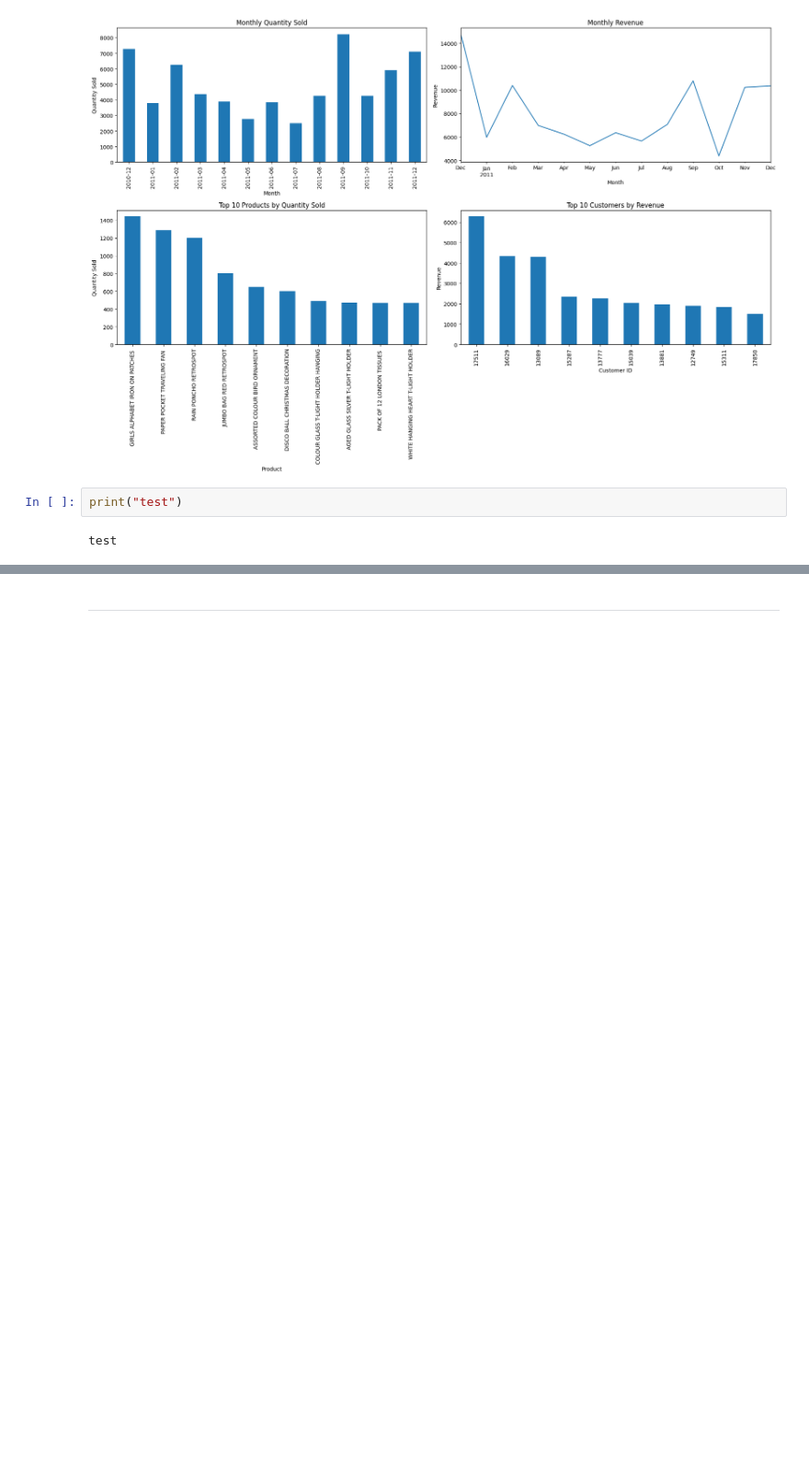
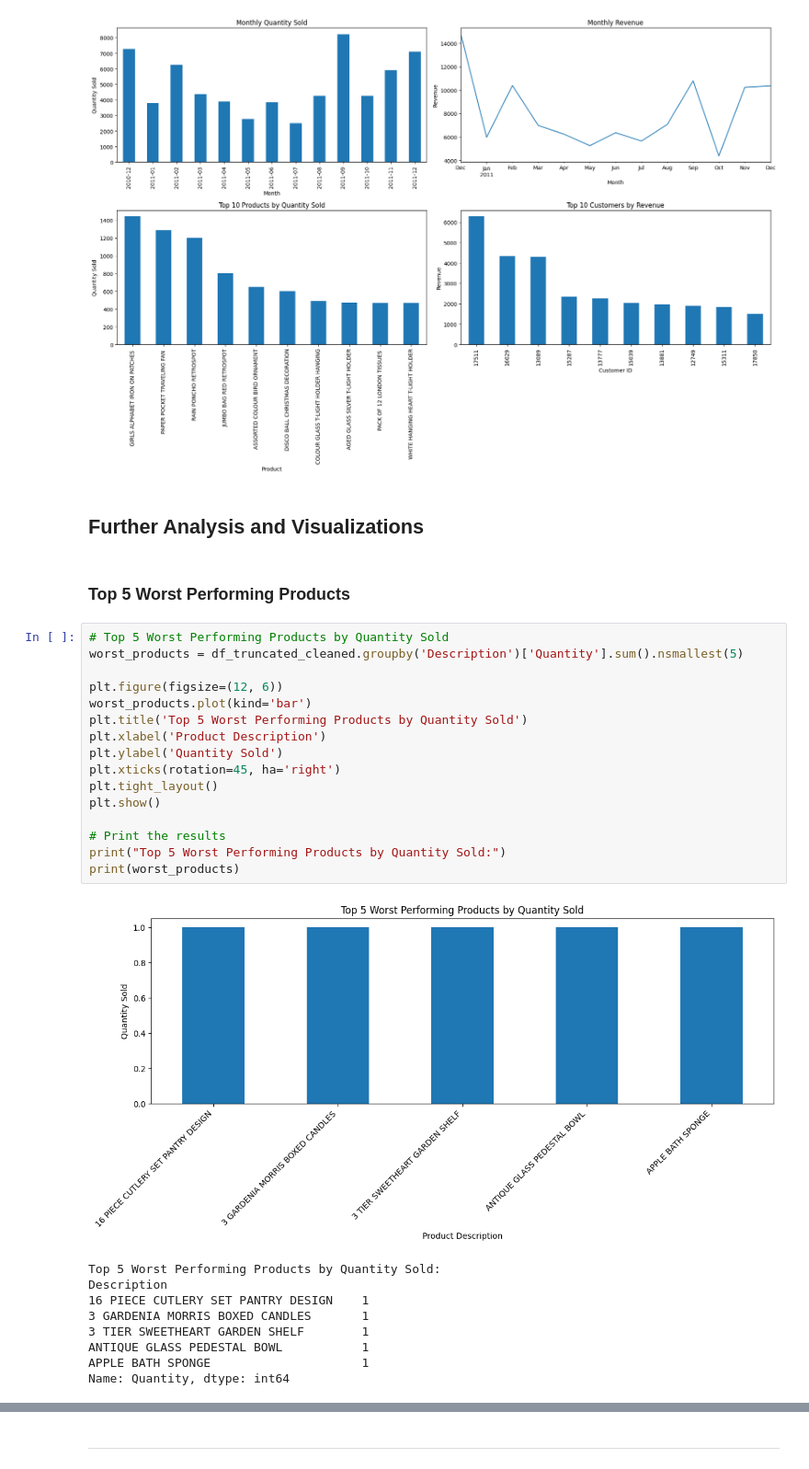
Before and after one commit to Tee-DataA/Online_Retail_Sales_Analysis, a Jupyter notebook: jupyter_notebooks/Notebook_Template.ipynb, the cells around one changed output, grey strips where cells are left out. Shown at 92% size. Cells and saved outputs as stored; diff of their text form; blank space fills up the shorter version.

```diff
--- a/jupyter_notebooks/Notebook_Template.ipynb
+++ b/jupyter_notebooks/Notebook_Template.ipynb
@@ -775,7 +742,33 @@ plt.tight_layout()
 plt.show()
 # %% [output]
 [figure]
-# %%
-print("test")
-# %% [output]
-test
+# %% [markdown]
+## Further Analysis and Visualizations
+# %% [markdown]
+### Top 5 Worst Performing Products
+# %%
+# Top 5 Worst Performing Products by Quantity Sold
+worst_products = df_truncated_cleaned.groupby('Description')['Quantity'].sum().nsmallest(5)
+
+plt.figure(figsize=(12, 6))
+worst_products.plot(kind='bar')
+plt.title('Top 5 Worst Performing Products by Quantity Sold')
+plt.xlabel('Product Description')
+plt.ylabel('Quantity Sold')
+plt.xticks(rotation=45, ha='right')
+plt.tight_layout()
+plt.show()
+
+# Print the results
+print("Top 5 Worst Performing Products by Quantity Sold:")
+print(worst_products)
+# %% [output]
+[figure, added]
+Top 5 Worst Performing Products by Quantity Sold:
+Description
+16 PIECE CUTLERY SET PANTRY DESIGN    1
+3 GARDENIA MORRIS BOXED CANDLES       1
+3 TIER SWEETHEART GARDEN SHELF        1
+ANTIQUE GLASS PEDESTAL BOWL           1
+APPLE BATH SPONGE                     1
+Name: Quantity, dtype: int64
```
Also changed, not shown: parts of 15 cells of this notebook.
